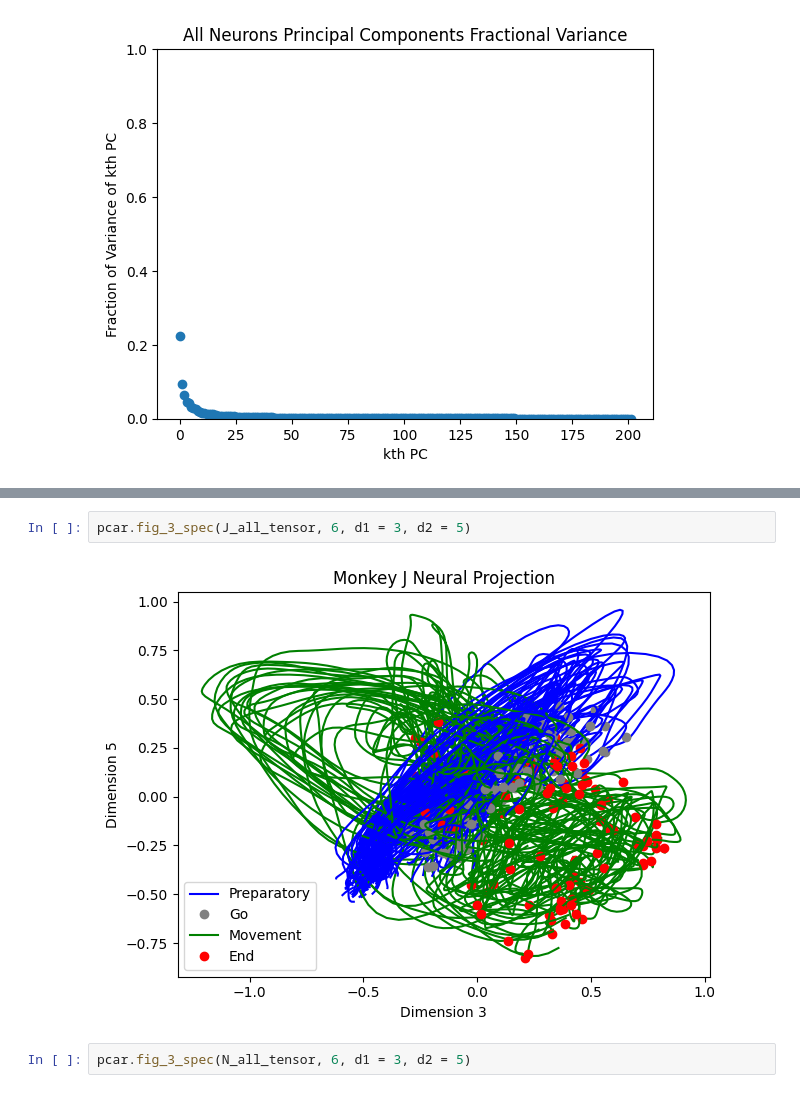
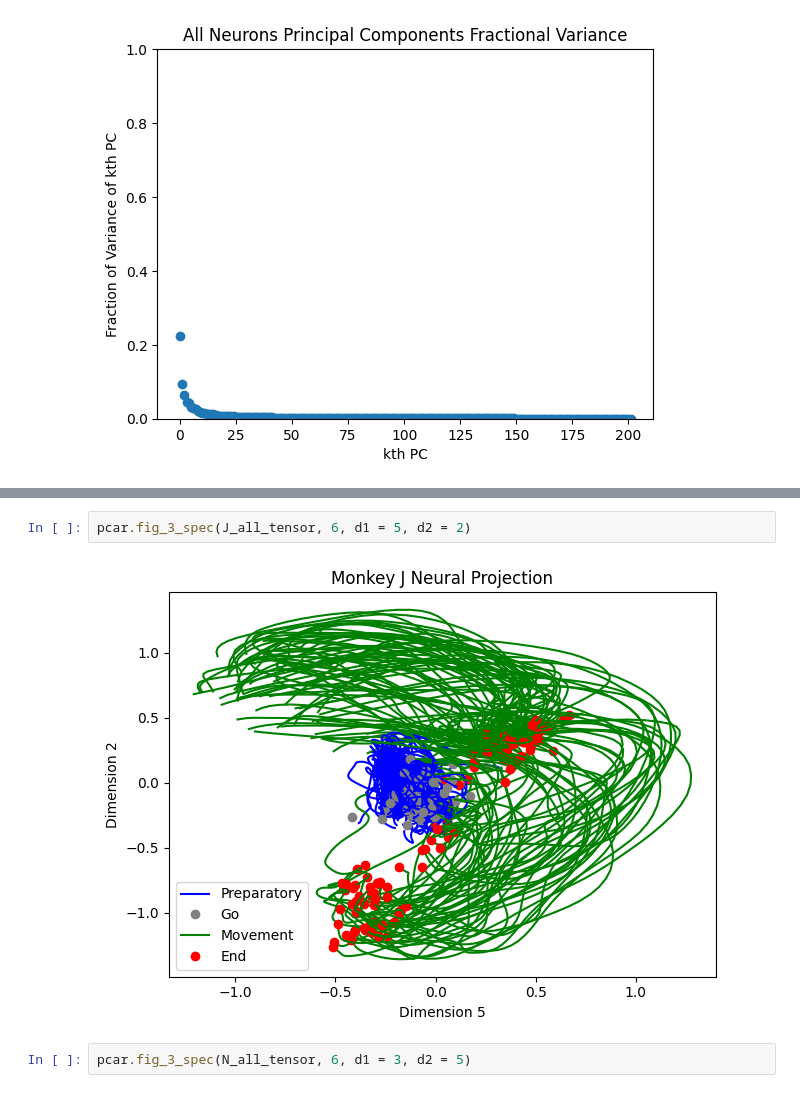
Before and after one commit to kbausen/senior-thesis, a Jupyter notebook: figure 3.ipynb, the cells around one changed output, grey strips where cells are left out. Saved outputs shown, nothing was run; the diff lists cells and outputs as text.

```diff
--- a/figure 3.ipynb
+++ b/figure 3.ipynb
@@ -126,7 +126,7 @@ pcar.fig_3_cut_t(J_all_tensor, 6)
 # %%
-pcar.fig_3_spec(J_all_tensor, 6, d1 = 3, d2 = 5)
+pcar.fig_3_spec(J_all_tensor, 6, d1 = 5, d2 = 2)
 # %% [output]
-[figure, old version]
+[figure, new version]
 # %%
 pcar.fig_3_spec(N_all_tensor, 6, d1 = 3, d2 = 5)
 # %% [output]
```
Also changed, not shown: parts of 3 cells of this notebook, 1 other file.
